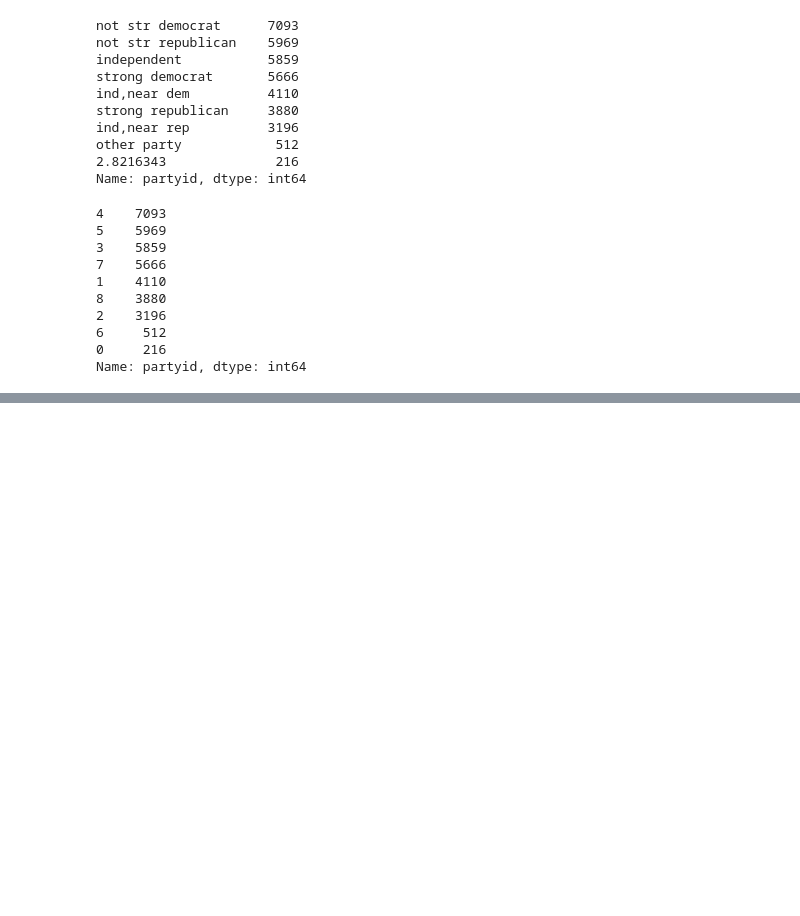
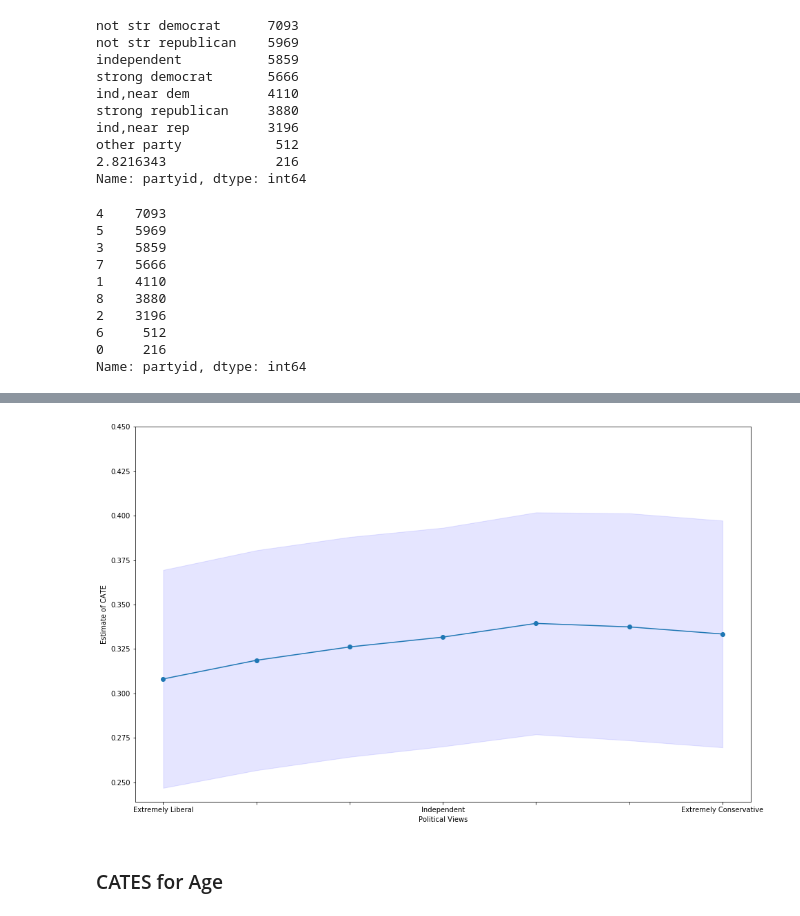
Before and after one commit to mbronckers/ecma_project, a Jupyter notebook: section2.ipynb, the cells around one changed output, grey strips where cells are left out. Saved outputs shown, nothing was run; the diff lists cells and outputs as text; code cells hidden in the pictures; blank space fills up the shorter version.

```diff
--- a/section2.ipynb
+++ b/section2.ipynb
@@ -249,0 +261,47 @@ array([6.77124612e-02, 2.59356593e-02, 1.13682537e-02, 1.25588969e-07,
+# %%
+extremeLib = welfare.loc[welfare['polviews'] == 2]
+extremeCon = welfare.loc[welfare['polviews'] == 3]
+liberal = welfare.loc[welfare['polviews'] == 4]
+conservative = welfare.loc[welfare['polviews'] == 1]
+slightLib = welfare.loc[welfare['polviews'] == 7]
+slightCon = welfare.loc[welfare['polviews'] == 6]
+moderate = welfare.loc[welfare['polviews'] == 5]
+# %%
+extremeLib_CATE = est_general.ate(extremeLib)
+extremeLib_lb, extremeLib_ub = est_general.ate_interval(extremeLib, alpha=0.05)
+
+extremeCon_CATE = est_general.ate(extremeCon)
+extremeCon_lb, extremeCon_ub = est_general.ate_interval(extremeCon, alpha=0.05)
+
+liberal_CATE = est_general.ate(liberal)
+liberal_lb, liberal_ub = est_general.ate_interval(liberal, alpha=0.05)
+
+conservative_CATE = est_general.ate(conservative)
+conservative_lb, conservative_ub = est_general.ate_interval(conservative, alpha=0.05)
+
+slightLib_CATE = est_general.ate(slightLib)
+slightLib_lb, slightLib_ub = est_general.ate_interval(slightLib, alpha=0.05)
+
+slightCon_CATE = est_general.ate(slightCon)
+slightCon_lb, slightCon_ub = est_general.ate_interval(slightCon, alpha=0.05)
+
+moderate_CATE = est_general.ate(moderate)
+moderate_lb, moderate_ub = est_general.ate_interval(moderate, alpha=0.05)
+# %%
+polview_xs = ['Extremely lib', 'Lib', 'Slight lib', 'Moderate', 'Slight con', 'Con', 'Extremely con']
+polview_ys = [extremeLib_CATE, liberal_CATE, slightLib_CATE, moderate_CATE, slightCon_CATE, conservative_CATE, extremeCon_CATE]
+polview_lbs = [extremeLib_lb, liberal_lb, slightLib_lb, moderate_lb, slightCon_lb, conservative_lb, extremeCon_lb]
+polview_ubs = [extremeLib_ub, liberal_ub, slightLib_ub, moderate_ub, slightCon_ub, conservative_ub, extremeCon_ub]
+
+plt.figure(figsize=(16,10))
+plt.xlabel("Political Views")
+plt.ylabel("Estimate of CATE")
+plt.plot(polview_xs, polview_ys, marker='o')
+plt.fill_between(polview_xs, polview_lbs, polview_ubs, color='b', alpha=.1)
+plt.xticks(np.arange(7), ["Extremely Liberal", "", "", "Independent", "", "", "Extremely Conservative"])
+plt.ylim(top=0.45)
+plt.show()
+# %% [output]
+[figure, added]
+# %% [markdown]
+### CATES for Age
```
Also changed, not shown: parts of 23 cells of this notebook.
